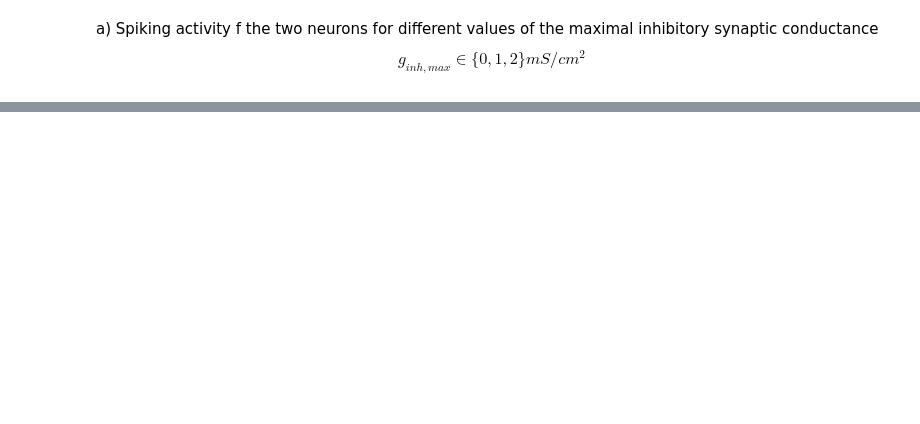
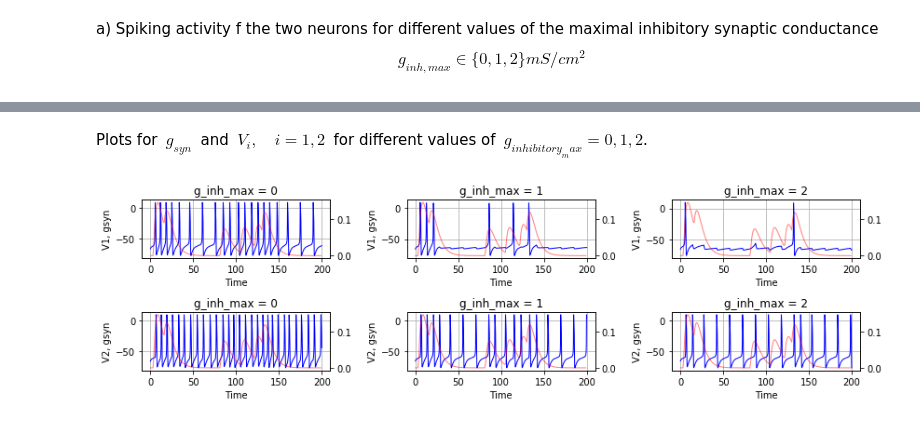
Before and after one commit to jaumecolomhernandez/mmb-mathneuroscience2, a Jupyter notebook: conductance-based-network-dimitri.ipynb, the cells around one changed output, grey strips where cells are left out. Saved outputs shown, nothing was run; the diff lists cells and outputs as text; code cells hidden in the pictures; blank space fills up the shorter version.

```diff
--- a/conductance-based-network-dimitri.ipynb
+++ b/conductance-based-network-dimitri.ipynb
@@ -333 +331,26 @@ Plots input($g_{syn}$) and output ($V_{exhited}$)
+# %% [markdown]
+Plots for $ \ g_{syn}\ $ and $ \ V_{i} , \quad i=1,2\ $ for different values of $ \ g_{inhibitory_max}=0,1,2$.
+# %%
+g_in = [0, 1, 2] # different values of g_inhibitory_max, for comparing V1
+time_span = t
+
+fig, ax = plt.subplots(2, len(g_in), figsize=(4*len(g_in),3.5))
+for j in range(2):
+    for i,param in enumerate(g_in):
+            g_inhm = param # for each plot give values g_syn = 0,1,2
+            s = odeint(twoneurons, V0, time_span)
+            ax[j][i].set(xlabel='Time', ylabel='V{}, gsyn'.format(j+1),
+                     title='g_inh_max = {}'.format(param))
+
+            v = ax[j][i].plot(time_span, s[:,j], color='b', lw=1)
+            ax2 = ax[j][i].twinx()
+            w = ax2.plot( results[0:dur], color='r', lw=1, alpha=0.5)
+
+            #ax[j][i].legend([v[0],w[0]],['V'.format(j),'gsyn'])
+            ax[j][i].grid(True)
+plt.tight_layout()
+
+g_inhm = 0 # initialization of g_inh_max
+# %% [output]
+[figure, added]
 # %%
```
Also changed, not shown: parts of 12 cells of this notebook.
